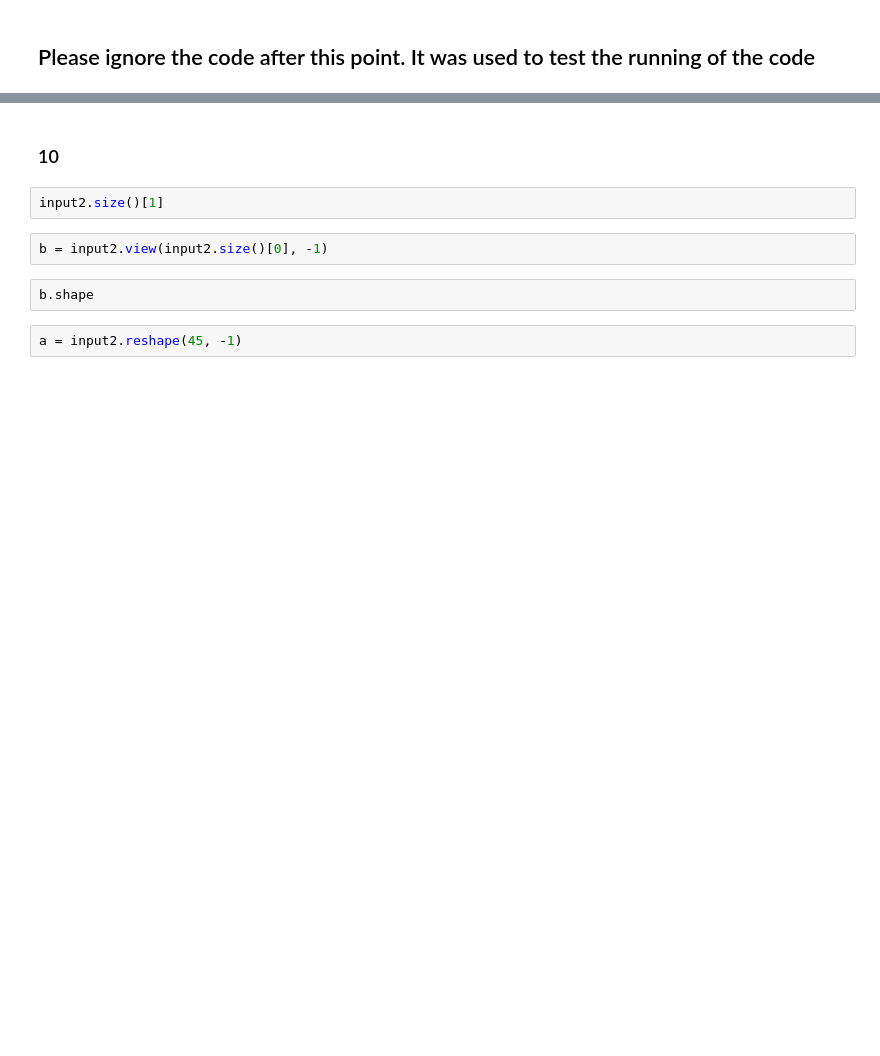
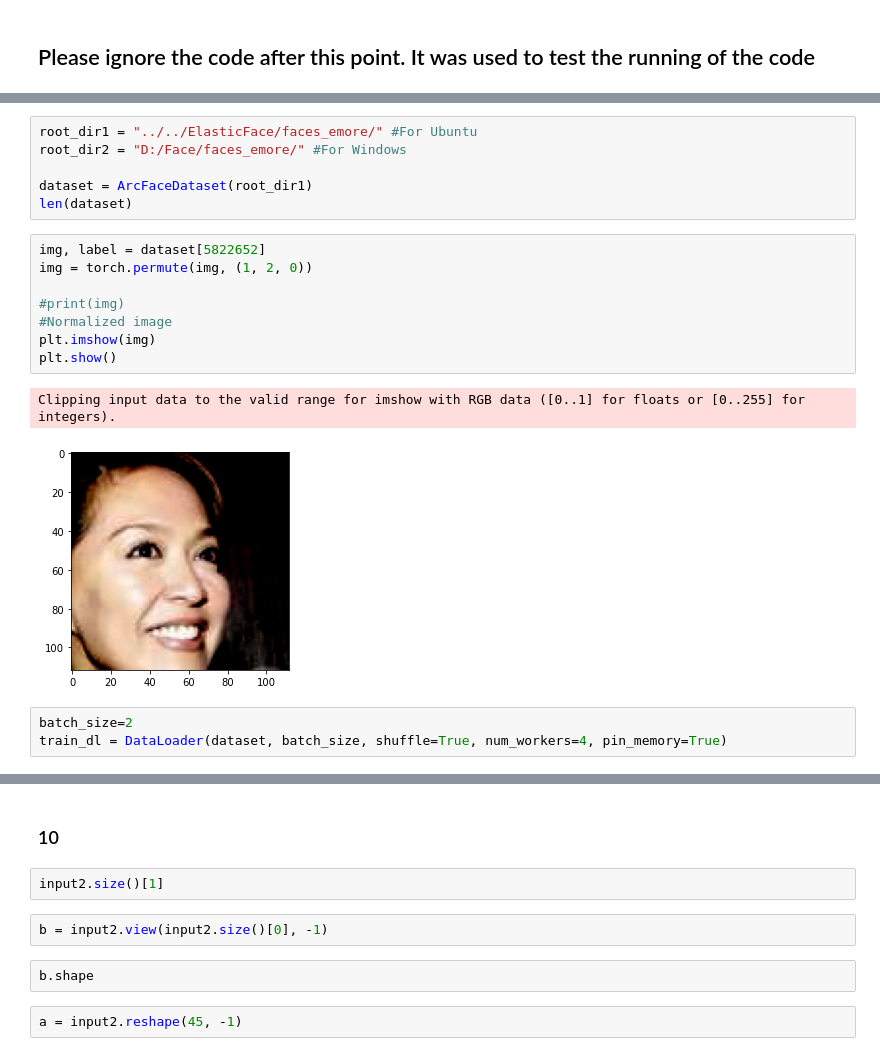
Before and after one commit to subirkumarparida/TP-GAN, a Jupyter notebook: TP_GAN.ipynb, the cells around one changed output, grey strips where cells are left out. Cells and saved outputs as stored; diff of their text form; blank space fills up the shorter version.

```diff
--- a/TP_GAN.ipynb
+++ b/TP_GAN.ipynb
@@ -744,0 +892,20 @@ torch.Size([45, 16])
+# %%
+root_dir1 = "../../ElasticFace/faces_emore/" #For Ubuntu
+root_dir2 = "D:/Face/faces_emore/" #For Windows
+
+dataset = ArcFaceDataset(root_dir1)
+len(dataset)
+# %%
+img, label = dataset[5822652]
+img = torch.permute(img, (1, 2, 0))
+
+#print(img)
+#Normalized image
+plt.imshow(img)
+plt.show()
+# %% [output]
+Clipping input data to the valid range for imshow with RGB data ([0..1] for floats or [0..255] for integers).
+[figure, added]
+# %%
+batch_size=2
+train_dl = DataLoader(dataset, batch_size, shuffle=True, num_workers=4, pin_memory=True)
```
Also changed, not shown: parts of 12 cells of this notebook.
